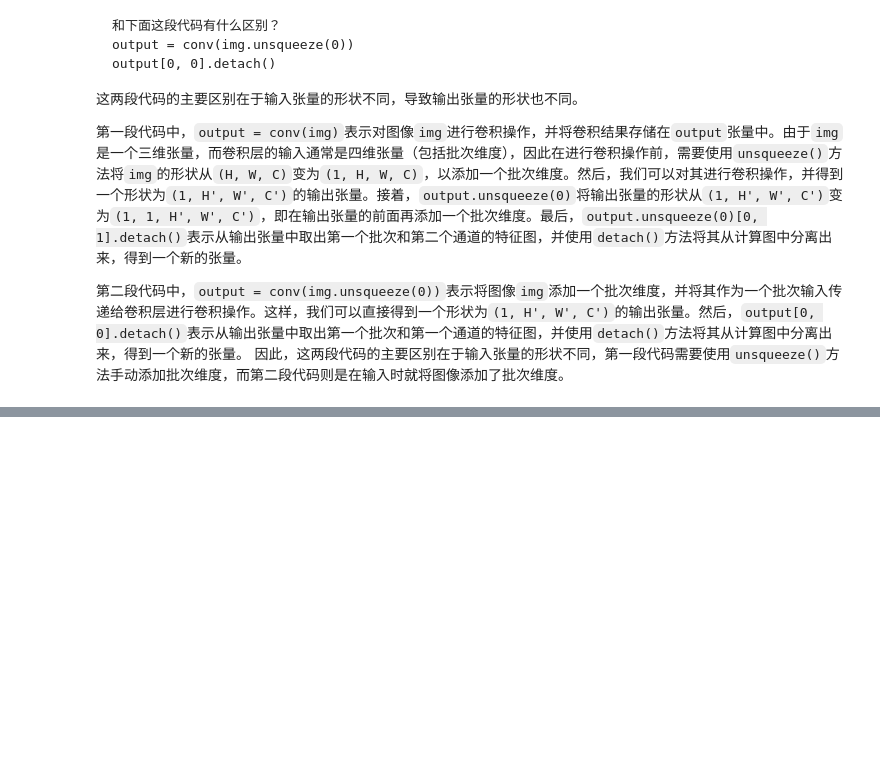
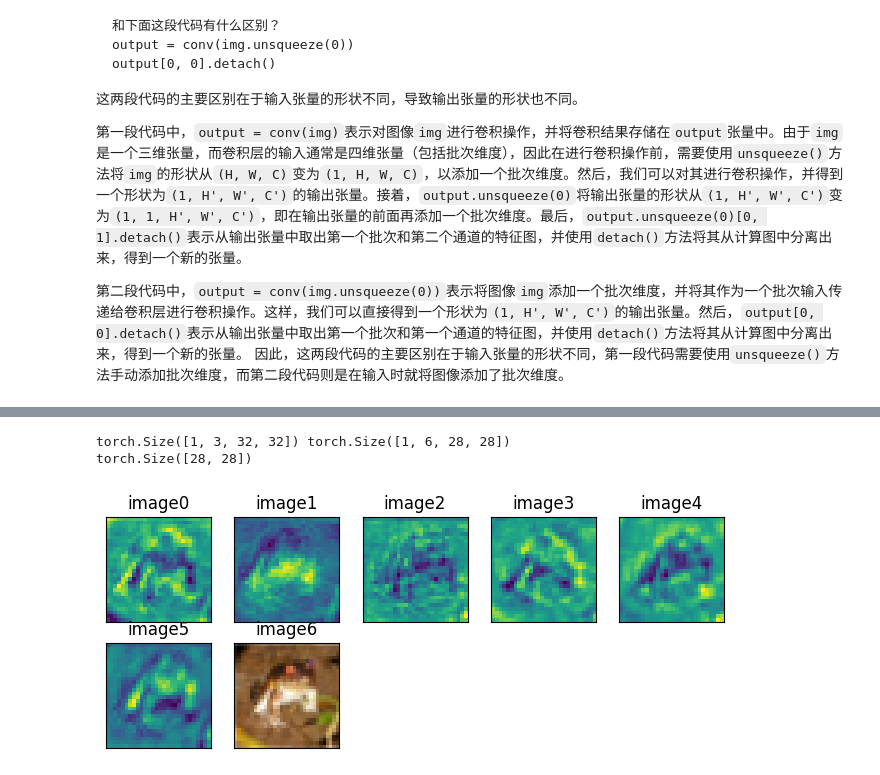
Before and after one commit to xz491839007/dlwpt-code, a Jupyter notebook: p1ch7/7_image_convolution.ipynb, the cells around one changed output, grey strips where cells are left out. Saved outputs shown, nothing was run; the diff lists cells and outputs as text; code cells hidden in the pictures; blank space fills up the shorter version.

```diff
--- a/p1ch7/7_image_convolution.ipynb
+++ b/p1ch7/7_image_convolution.ipynb
@@ -105,0 +147,15 @@ output[0, 0].detach()
+# %%
+arr = []
+i = 0
+for item  in cifar10:
+    print(item)
+    is_add = True
+    for a_item in arr:
+        if item[1] == a_item[1]:
+            is_add = False
+    if is_add:
+        arr.append(item)
+    if len(arr) == 10:
+        break
+    i += 1
+print(arr)
@@ -105,0 +180,28 @@ output[0, 0].detach()
+# %%
+# torch.relu(self.conv1(x))
+# 处理相应数据
+
+output_s = conv1(img_s.unsqueeze(0))
+print(img_s.unsqueeze(0).shape, output_s.shape)
+num = output_s.shape[1]
+print(output_s[0, 0].detach().shape)
+# plt.imshow(output_s[0, 1].detach())
+# plt.show()
+# 处理相关
+fig = plt.figure(figsize=(8,3))
+
+for i in range(num):
+    ax = fig.add_subplot(2, 5, 1 + i, xticks=[], yticks=[])
+    ax.set_title('image{}'.format(i))
+    # img = next(img for img, label in cifar10 if label == i)
+    plt.imshow(output_s[0, i].detach())
+
+ax = fig.add_subplot(2, 5, 1 + num, xticks=[], yticks=[])
+ax.set_title('image{}'.format(6))
+plt.imshow(img_s.permute(1, 2, 0))
+
+plt.show()
+# %% [output]
+torch.Size([1, 3, 32, 32]) torch.Size([1, 6, 28, 28])
+torch.Size([28, 28])
+[figure, added]
```
Also changed, not shown: parts of 10 cells of this notebook.
